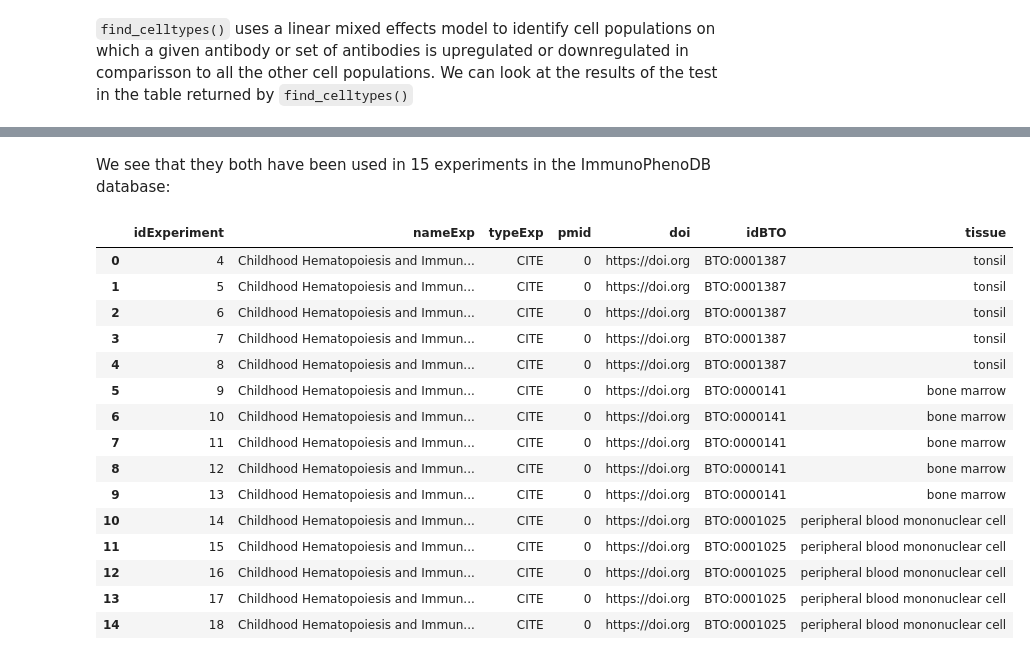
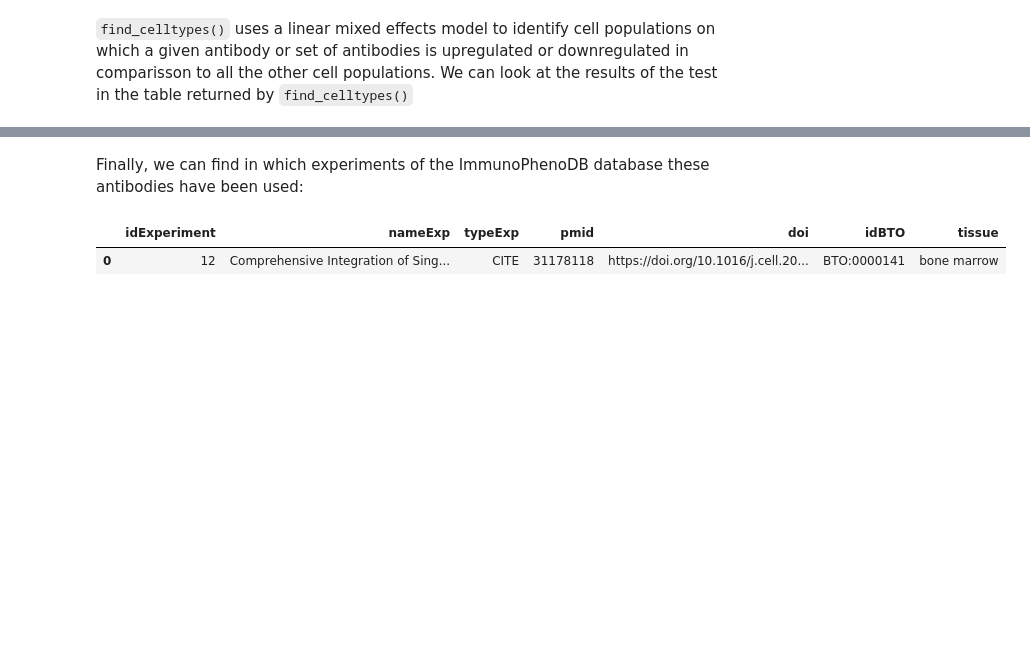
Before and after one commit to CamaraLab/ImmunoPheno, a Jupyter notebook: docs/notebooks/Example_1.ipynb, the cells around one changed output, grey strips where cells are left out. Saved outputs shown, nothing was run; the diff lists cells and outputs as text; code cells hidden in the pictures; blank space fills up the shorter version.

```diff
--- a/docs/notebooks/Example_1.ipynb
+++ b/docs/notebooks/Example_1.ipynb
@@ -10,7 +16,7 @@ from immunopheno.connect import ImmunoPhenoDB_Connect
 # %% [markdown]
 We first create an instance of `ImmunoPhenoDB_Connect` that will allows us to make queries to the ImmunoPheno database.
 # %%
-cxn = ImmunoPhenoDB_Connect("http://immunopheno.org")
+cxn = ImmunoPhenoDB_Connect("http://www.immunopheno.org")
 # %% [output]
 Loading necessary files...
 Connecting to database...
@@ -164,22 +184,8 @@ cxn.which_antibodies("AB_2832618")
 # %% [markdown]
-We see that they both have been used in 15 experiments in the ImmunoPhenoDB database:
+Finally, we can find in which experiments of the ImmunoPhenoDB database these antibodies have been used:
 # %%
-cxn.find_experiments(ab=["AB_2814159"])
+cxn.find_experiments(ab=["AB_2750556"])
 # %% [output]
 |  | idExperiment | nameExp | typeExp | pmid | doi | idBTO | tissue |
-| 0 | 4 | Childhood Hematopoiesis and Immun... | CITE | 0 | https://doi.org | BTO:0001387 | tonsil |
-| 1 | 5 | Childhood Hematopoiesis and Immun... | CITE | 0 | https://doi.org | BTO:0001387 | tonsil |
-| 2 | 6 | Childhood Hematopoiesis and Immun... | CITE | 0 | https://doi.org | BTO:0001387 | tonsil |
-| 3 | 7 | Childhood Hematopoiesis and Immun... | CITE | 0 | https://doi.org | BTO:0001387 | tonsil |
-| 4 | 8 | Childhood Hematopoiesis and Immun... | CITE | 0 | https://doi.org | BTO:0001387 | tonsil |
-| 5 | 9 | Childhood Hematopoiesis and Immun... | CITE | 0 | https://doi.org | BTO:0000141 | bone marrow |
-| 6 | 10 | Childhood Hematopoiesis and Immun... | CITE | 0 | https://doi.org | BTO:0000141 | bone marrow |
-| 7 | 11 | Childhood Hematopoiesis and Immun... | CITE | 0 | https://doi.org | BTO:0000141 | bone marrow |
-| 8 | 12 | Childhood Hematopoiesis and Immun... | CITE | 0 | https://doi.org | BTO:0000141 | bone marrow |
-| 9 | 13 | Childhood Hematopoiesis and Immun... | CITE | 0 | https://doi.org | BTO:0000141 | bone marrow |
-| 10 | 14 | Childhood Hematopoiesis and Immun... | CITE | 0 | https://doi.org | BTO:0001025 | peripheral blood mononuclear cell |
-| 11 | 15 | Childhood Hematopoiesis and Immun... | CITE | 0 | https://doi.org | BTO:0001025 | peripheral blood mononuclear cell |
-| 12 | 16 | Childhood Hematopoiesis and Immun... | CITE | 0 | https://doi.org | BTO:0001025 | peripheral blood mononuclear cell |
-| 13 | 17 | Childhood Hematopoiesis and Immun... | CITE | 0 | https://doi.org | BTO:0001025 | peripheral blood mononuclear cell |
-| 14 | 18 | Childhood Hematopoiesis and Immun... | CITE | 0 | https://doi.org | BTO:0001025 | peripheral blood mononuclear cell |
+| 0 | 12 | Comprehensive Integration of Sing... | CITE | 31178118 | https://doi.org/10.1016/j.cell.20... | BTO:0000141 | bone marrow |
 # %%
```
Also changed, not shown: parts of 30 cells of this notebook.
